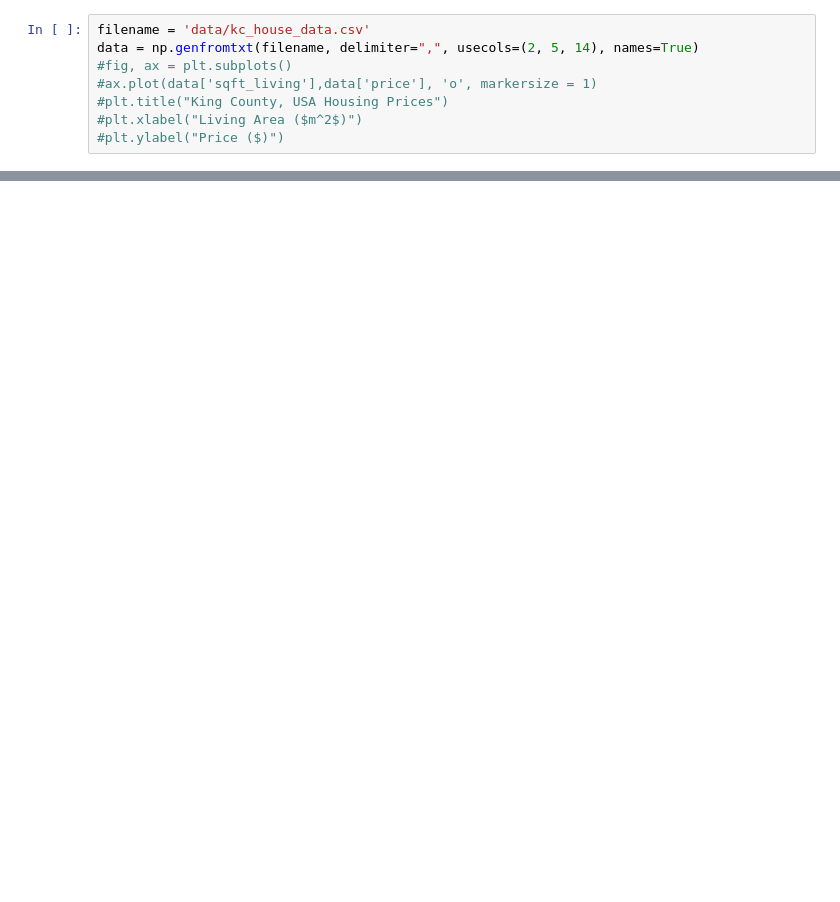
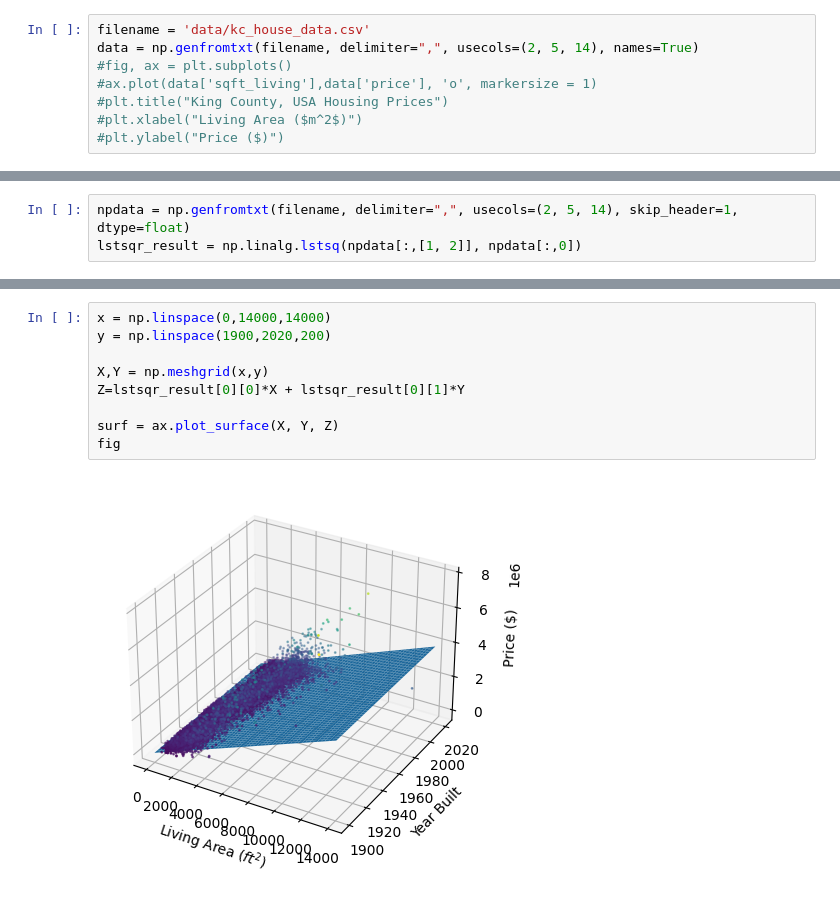
Before and after one commit to uynitsuj/playground, a Jupyter notebook: linear regression/KaggleEGHousingDataset/3dLR.ipynb, the cells around one changed output, grey strips where cells are left out. Cells and saved outputs as stored; diff of their text form; blank space fills up the shorter version.

```diff
--- a/linear regression/KaggleEGHousingDataset/3dLR.ipynb
+++ b/linear regression/KaggleEGHousingDataset/3dLR.ipynb
@@ -37,0 +36,3 @@ fig
+# %%
+npdata = np.genfromtxt(filename, delimiter=",", usecols=(2, 5, 14), skip_header=1, dtype=float)
+lstsqr_result = np.linalg.lstsq(npdata[:,[1, 2]], npdata[:,0])
@@ -37,0 +42,11 @@ fig
+# %%
+x = np.linspace(0,14000,14000)
+y = np.linspace(1900,2020,200)
+
+X,Y = np.meshgrid(x,y)
+Z=lstsqr_result[0][0]*X + lstsqr_result[0][1]*Y
+
+surf = ax.plot_surface(X, Y, Z)
+fig
+# %% [output]
+[figure, added]
```
Also changed, not shown: parts of 3 cells of this notebook, 1 other file.
